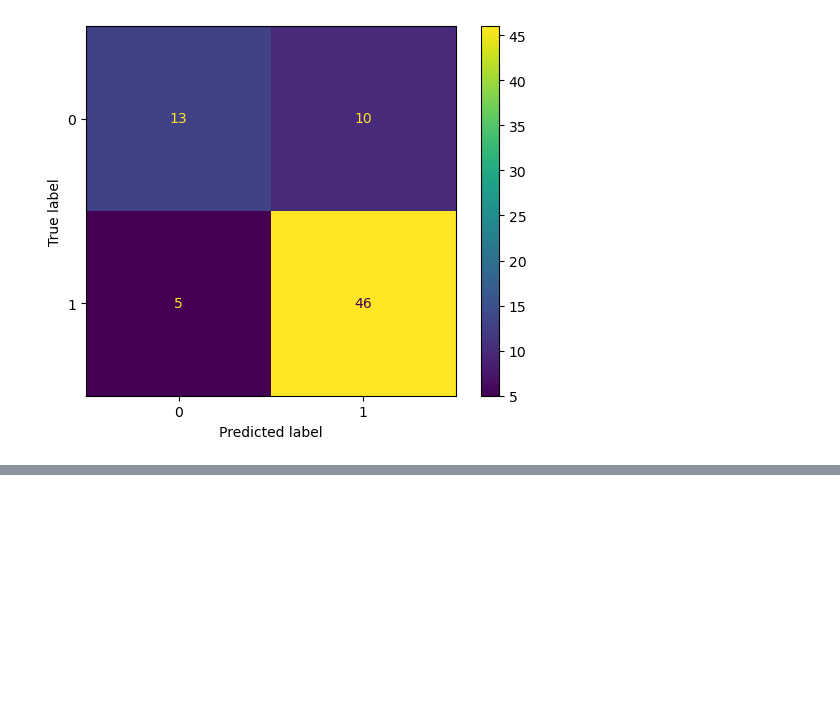
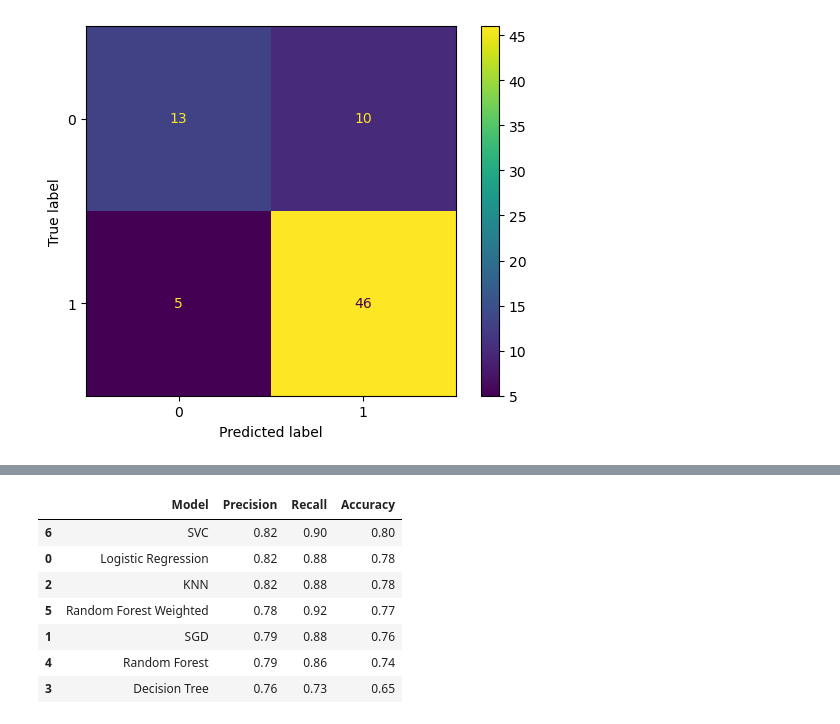
Before and after one commit to Devanshpratapsingh28/Rain_Prediction-Project, a Jupyter notebook: rainfall_ml.ipynb, the cells around one changed output, grey strips where cells are left out. Cells and saved outputs as stored; diff of their text form; code cells hidden in the pictures; blank space fills up the shorter version.

```diff
--- a/rainfall_ml.ipynb
+++ b/rainfall_ml.ipynb
@@ -474,0 +480,11 @@ table
+# %%
+table
+# %% [output]
+|  | Model | Precision | Recall | Accuracy |
+| 6 | SVC | 0.82 | 0.90 | 0.80 |
+| 0 | Logistic Regression | 0.82 | 0.88 | 0.78 |
+| 2 | KNN | 0.82 | 0.88 | 0.78 |
+| 5 | Random Forest Weighted | 0.78 | 0.92 | 0.77 |
+| 1 | SGD | 0.79 | 0.88 | 0.76 |
+| 4 | Random Forest | 0.79 | 0.86 | 0.74 |
+| 3 | Decision Tree | 0.76 | 0.73 | 0.65 |
```
Also changed, not shown: parts of 28 cells of this notebook, 2 other files.
